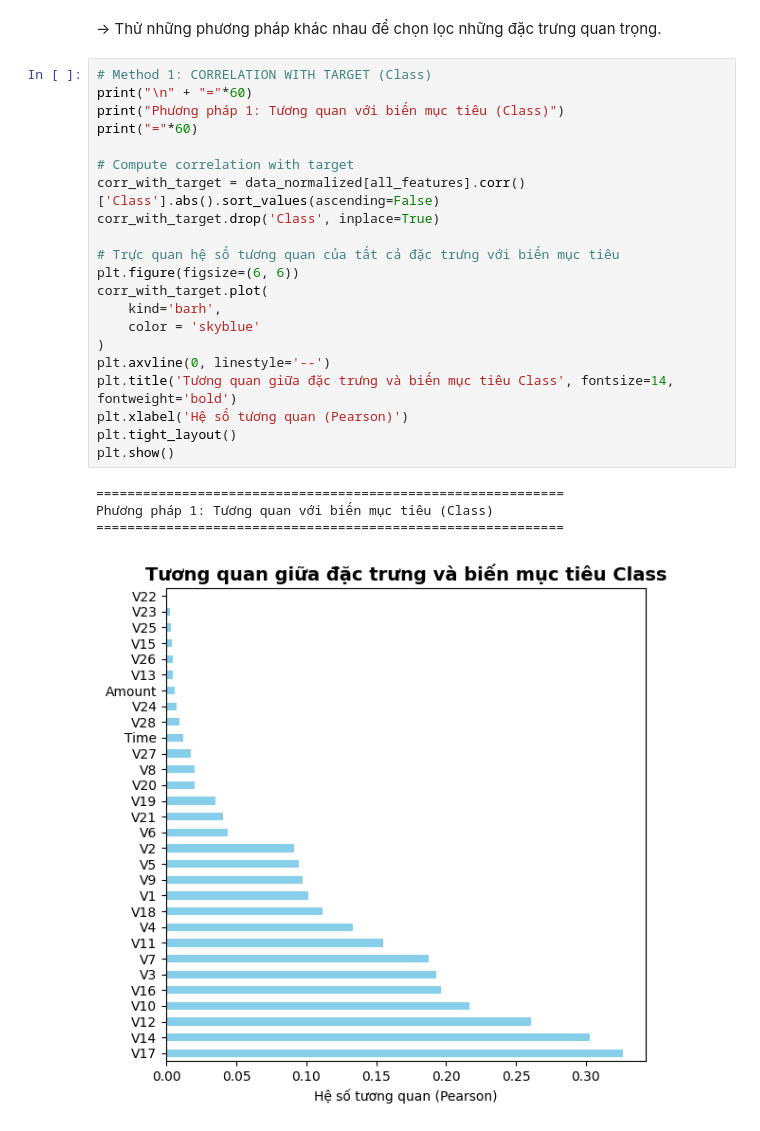
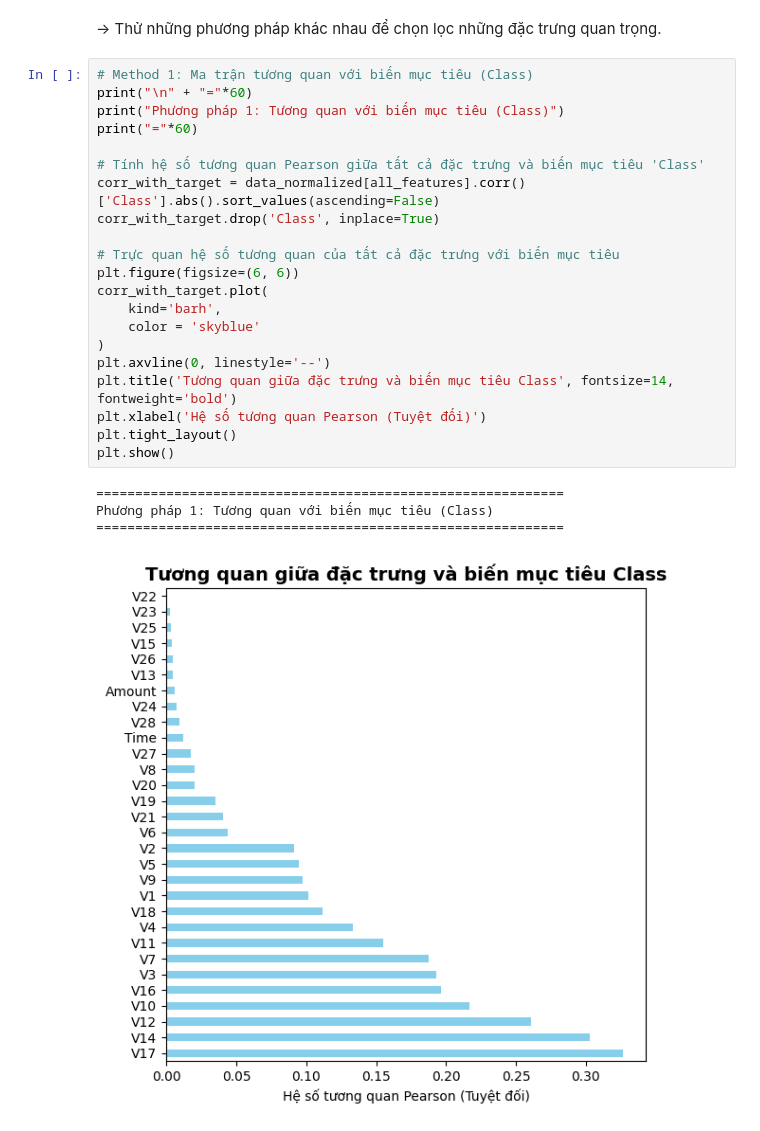
Before and after one commit to AnhTtis/Preprocessing_Methods, a Jupyter notebook: notebooks/02_tabular_preprocessing.ipynb, the cells around one changed output. Drawn from its saved outputs; the diff is of its cells as text.

```diff
--- a/notebooks/02_tabular_preprocessing.ipynb
+++ b/notebooks/02_tabular_preprocessing.ipynb
@@ -387,29 +395,29 @@ Kích thước bộ dữ liệu: (284807, 31)
 # %% [markdown]
 &rarr; Thử những phương pháp khác nhau để chọn lọc những đặc trưng quan trọng.
 # %%
-# Method 1: CORRELATION WITH TARGET (Class)
+# Method 1: Ma trận tương quan với biến mục tiêu (Class)
 print("\n" + "="*60)
 print("Phương pháp 1: Tương quan với biến mục tiêu (Class)")
 print("="*60)
 
-# Compute correlation with target
+# Tính hệ số tương quan Pearson giữa tất cả đặc trưng và biến mục tiêu 'Class'
 corr_with_target = data_normalized[all_features].corr()['Class'].abs().sort_values(ascending=False)
 corr_with_target.drop('Class', inplace=True)
 
 # Trực quan hệ số tương quan của tất cả đặc trưng với biến mục tiêu
 plt.figure(figsize=(6, 6))
 corr_with_target.plot(
     kind='barh',
     color = 'skyblue'
 )
 plt.axvline(0, linestyle='--')
 plt.title('Tương quan giữa đặc trưng và biến mục tiêu Class', fontsize=14, fontweight='bold')
-plt.xlabel('Hệ số tương quan (Pearson)')
+plt.xlabel('Hệ số tương quan Pearson (Tuyệt đối)')
 plt.tight_layout()
 plt.show()
 # %% [output]
 ============================================================
 Phương pháp 1: Tương quan với biến mục tiêu (Class)
 ============================================================
-[figure, old version]
+[figure, new version]
 # %%
```
Also changed, not shown: parts of 20 cells of this notebook.
